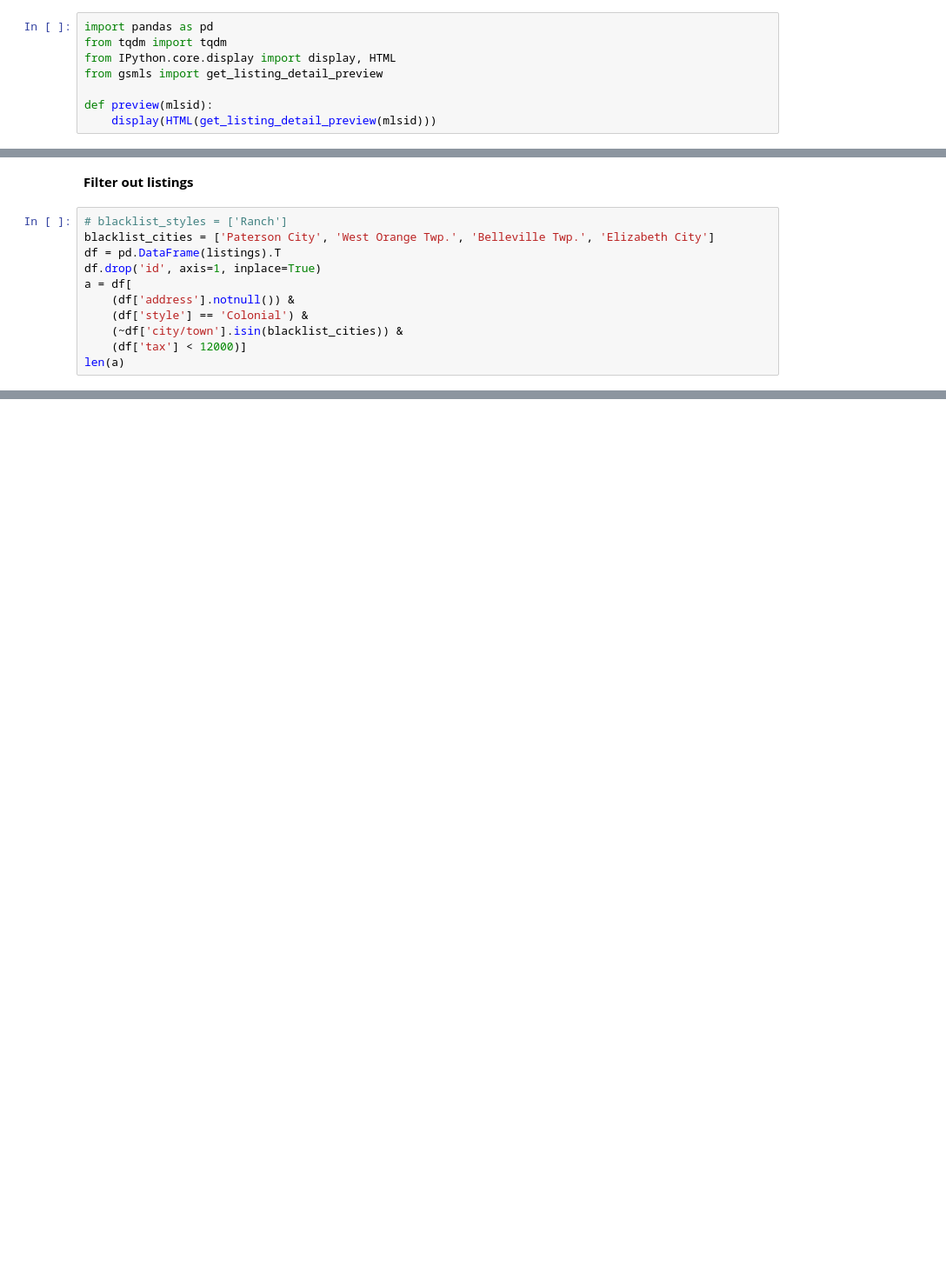
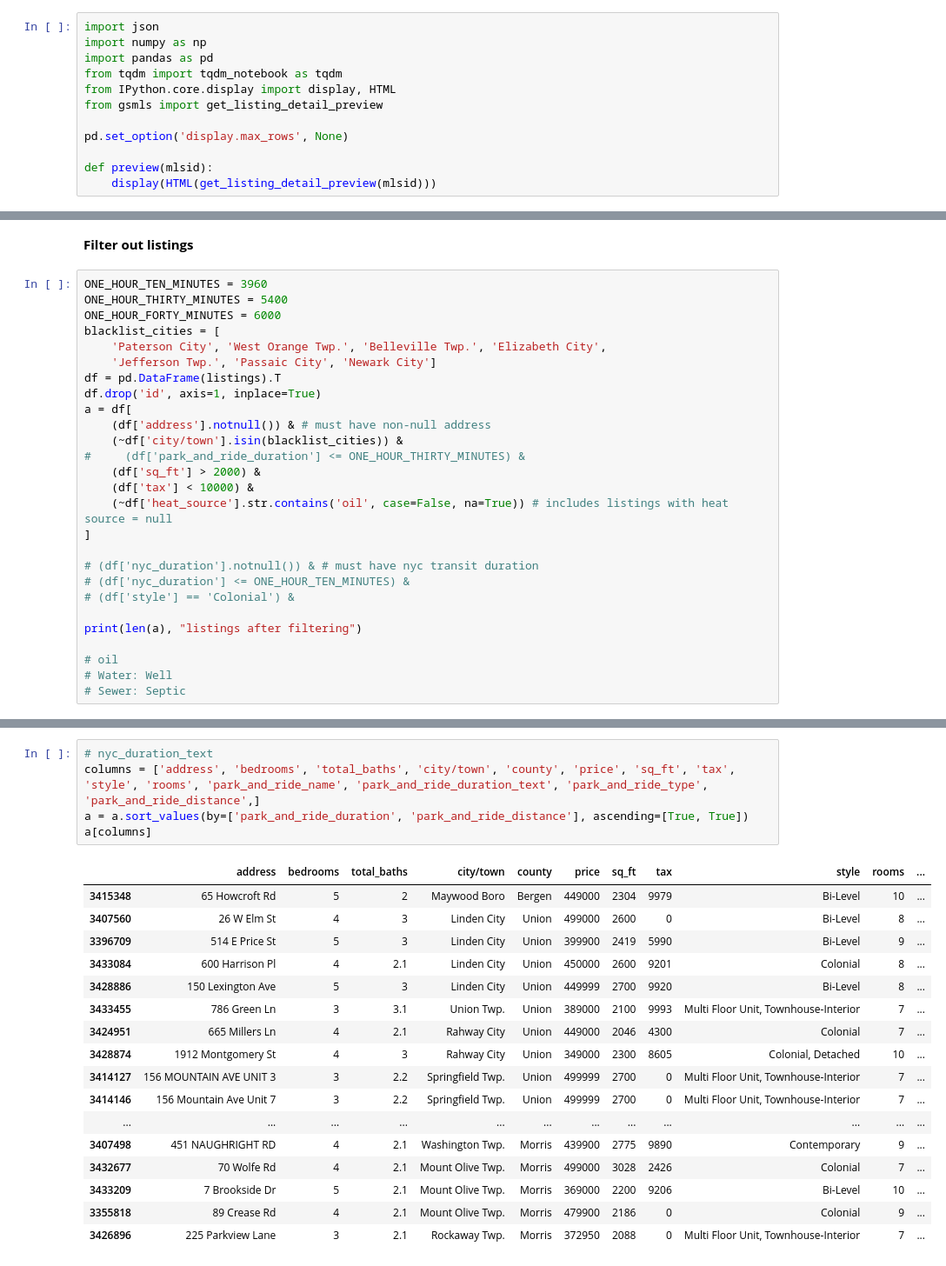
Before and after one commit to AlJohri/nj-house-search, a Jupyter notebook: analysis.ipynb, the cells around one changed output, grey strips where cells are left out. Shown at 87% size. Cells and saved outputs as stored; diff of their text form; blank space fills up the shorter version.

```diff
--- a/analysis.ipynb
+++ b/analysis.ipynb
@@ -4,9 +13,13 @@
 # %%
+import json
+import numpy as np
 import pandas as pd
-from tqdm import tqdm
+from tqdm import tqdm_notebook as tqdm
 from IPython.core.display import display, HTML
 from gsmls import get_listing_detail_preview
 
+pd.set_option('display.max_rows', None)
+
 def preview(mlsid):
     display(HTML(get_listing_detail_preview(mlsid)))
 # %% [markdown]
@@ -43,14 +158,30 @@ for id_, listing in tqdm(listings.items()):
 # %% [markdown]
 **Filter out listings**
 # %%
-# blacklist_styles = ['Ranch']
-blacklist_cities = ['Paterson City', 'West Orange Twp.', 'Belleville Twp.', 'Elizabeth City']
+ONE_HOUR_TEN_MINUTES = 3960
+ONE_HOUR_THIRTY_MINUTES = 5400
+ONE_HOUR_FORTY_MINUTES = 6000
+blacklist_cities = [
+    'Paterson City', 'West Orange Twp.', 'Belleville Twp.', 'Elizabeth City',
+    'Jefferson Twp.', 'Passaic City', 'Newark City']
 df = pd.DataFrame(listings).T
 df.drop('id', axis=1, inplace=True)
 a = df[
-    (df['address'].notnull()) &
-    (df['style'] == 'Colonial') &
+    (df['address'].notnull()) & # must have non-null address
     (~df['city/town'].isin(blacklist_cities)) &
-    (df['tax'] < 12000)]
-len(a)
+#     (df['park_and_ride_duration'] <= ONE_HOUR_THIRTY_MINUTES) &
+    (df['sq_ft'] > 2000) &
+    (df['tax'] < 10000) &
+    (~df['heat_source'].str.contains('oil', case=False, na=True)) # includes listings with heat source = null
+]
+
+# (df['nyc_duration'].notnull()) & # must have nyc transit duration
+# (df['nyc_duration'] <= ONE_HOUR_TEN_MINUTES) &
+# (df['style'] == 'Colonial') &
+
+print(len(a), "listings after filtering")
+
+# oil
+# Water: Well
+# Sewer: Septic
 # %% [output]
@@ -75,0 +189,23 @@ preview(3407729)
+# %%
+# nyc_duration_text
+columns = ['address', 'bedrooms', 'total_baths', 'city/town', 'county', 'price', 'sq_ft', 'tax', 'style', 'rooms', 'park_and_ride_name', 'park_and_ride_duration_text', 'park_and_ride_type', 'park_and_ride_distance',]
+a = a.sort_values(by=['park_and_ride_duration', 'park_and_ride_distance'], ascending=[True, True])
+a[columns]
+# %% [output]
+|  | address | bedrooms | total_baths | city/town | county | price | sq_ft | tax | style | rooms | ... |
+| 3415348 | 65 Howcroft Rd | 5 | 2 | Maywood Boro | Bergen | 449000 | 2304 | 9979 | Bi-Level | 10 | ... |
+| 3407560 | 26 W Elm St | 4 | 3 | Linden City | Union | 499000 | 2600 | 0 | Bi-Level | 8 | ... |
+| 3396709 | 514 E Price St | 5 | 3 | Linden City | Union | 399900 | 2419 | 5990 | Bi-Level | 9 | ... |
+| 3433084 | 600 Harrison Pl | 4 | 2.1 | Linden City | Union | 450000 | 2600 | 9201 | Colonial | 8 | ... |
+| 3428886 | 150 Lexington Ave | 5 | 3 | Linden City | Union | 449999 | 2700 | 9920 | Bi-Level | 8 | ... |
+| 3433455 | 786 Green Ln | 3 | 3.1 | Union Twp. | Union | 389000 | 2100 | 9993 | Multi Floor Unit, Townhouse-Interior | 7 | ... |
+| 3424951 | 665 Millers Ln | 4 | 2.1 | Rahway City | Union | 449000 | 2046 | 4300 | Colonial | 7 | ... |
+| 3428874 | 1912 Montgomery St | 4 | 3 | Rahway City | Union | 349000 | 2300 | 8605 | Colonial, Detached | 10 | ... |
+| 3414127 | 156 MOUNTAIN AVE UNIT 3 | 3 | 2.2 | Springfield Twp. | Union | 499999 | 2700 | 0 | Multi Floor Unit, Townhouse-Interior | 7 | ... |
+| 3414146 | 156 Mountain Ave Unit 7 | 3 | 2.2 | Springfield Twp. | Union | 499999 | 2700 | 0 | Multi Floor Unit, Townhouse-Interior | 7 | ... |
+| ... | ... | ... | ... | ... | ... | ... | ... | ... | ... | ... | ... |
+| 3407498 | 451 NAUGHRIGHT RD | 4 | 2.1 | Washington Twp. | Morris | 439900 | 2775 | 9890 | Contemporary | 9 | ... |
+| 3432677 | 70 Wolfe Rd | 4 | 2.1 | Mount Olive Twp. | Morris | 499000 | 3028 | 2426 | Colonial | 7 | ... |
+| 3433209 | 7 Brookside Dr | 5 | 2.1 | Mount Olive Twp. | Morris | 369000 | 2200 | 9206 | Bi-Level | 10 | ... |
+| 3355818 | 89 Crease Rd | 4 | 2.1 | Mount Olive Twp. | Morris | 479900 | 2186 | 0 | Colonial | 9 | ... |
+| 3426896 | 225 Parkview Lane | 3 | 2.1 | Rockaway Twp. | Morris | 372950 | 2088 | 0 | Multi Floor Unit, Townhouse-Interior | 7 | ... |
```
Also changed, not shown: parts of 18 cells of this notebook, 7 other files.
